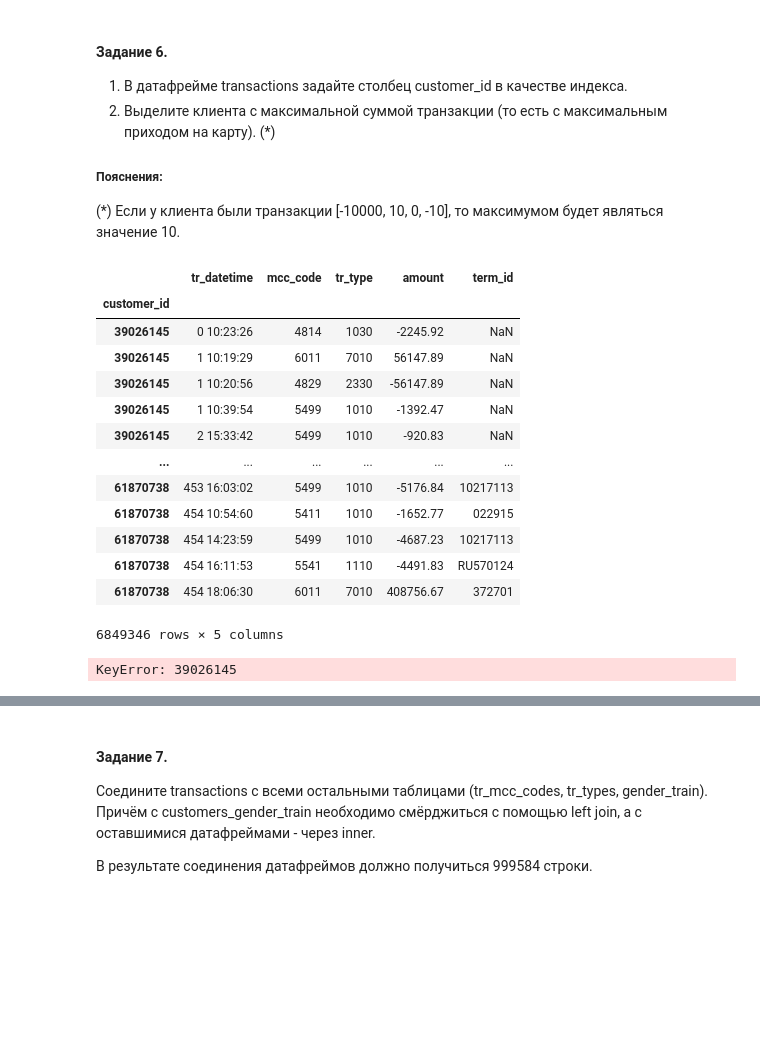
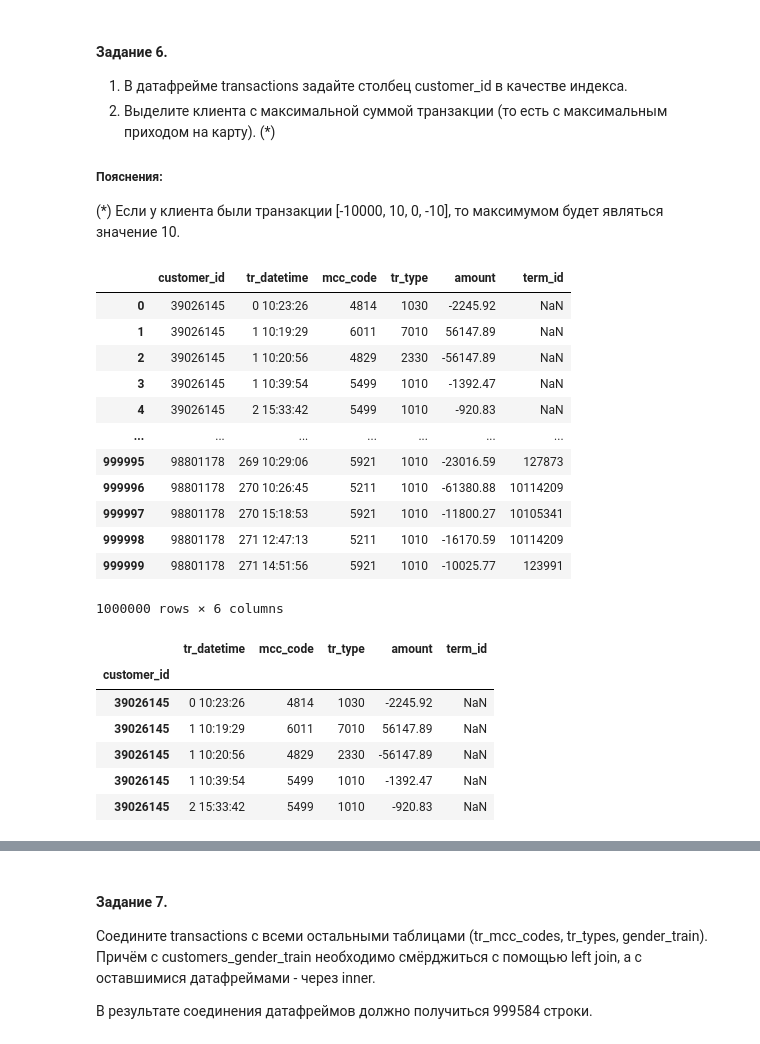
Before and after one commit to Kra7775-a/my, a Jupyter notebook: l3/tz/task_Pandas.ipynb, the cells around one changed output, grey strips where cells are left out. Cells and saved outputs as stored; diff of their text form; code cells hidden in the pictures; blank space fills up the shorter version.

Commit message:
Решение лабораторной по pandas; убрать крупные данные из индекса

```diff
--- a/l3/tz/task_Pandas.ipynb
+++ b/l3/tz/task_Pandas.ipynb
@@ -158,21 +365,31 @@ df = pd.read_csv('./data/transactions.csv')
-# %%
-df.set_index('customer_id')
-# %% [output]
-|  | tr_datetime | mcc_code | tr_type | amount | term_id |
-| customer_id |  |  |  |  |  |
-| 39026145 | 0 10:23:26 | 4814 | 1030 | -2245.92 | NaN |
-| 39026145 | 1 10:19:29 | 6011 | 7010 | 56147.89 | NaN |
-| 39026145 | 1 10:20:56 | 4829 | 2330 | -56147.89 | NaN |
-| 39026145 | 1 10:39:54 | 5499 | 1010 | -1392.47 | NaN |
-| 39026145 | 2 15:33:42 | 5499 | 1010 | -920.83 | NaN |
-| ... | ... | ... | ... | ... | ... |
-| 61870738 | 453 16:03:02 | 5499 | 1010 | -5176.84 | 10217113 |
-| 61870738 | 454 10:54:60 | 5411 | 1010 | -1652.77 | 022915 |
-| 61870738 | 454 14:23:59 | 5499 | 1010 | -4687.23 | 10217113 |
-| 61870738 | 454 16:11:53 | 5541 | 1110 | -4491.83 | RU570124 |
-| 61870738 | 454 18:06:30 | 6011 | 7010 | 408756.67 | 372701 |
-6849346 rows × 5 columns
-# %%
-df.loc[39026145, :]
-# %% [output]
-KeyError: 39026145
+# %%
+# В условии путь './data/transactions.csv'; в нашей папке файлы лежат в корне.
+# Читаем только первые n = 1 000 000 строк.
+df = pd.read_csv('./transactions.csv', nrows=1_000_000)
+display(df)
+# %% [output]
+|  | customer_id | tr_datetime | mcc_code | tr_type | amount | term_id |
+| 0 | 39026145 | 0 10:23:26 | 4814 | 1030 | -2245.92 | NaN |
+| 1 | 39026145 | 1 10:19:29 | 6011 | 7010 | 56147.89 | NaN |
+| 2 | 39026145 | 1 10:20:56 | 4829 | 2330 | -56147.89 | NaN |
+| 3 | 39026145 | 1 10:39:54 | 5499 | 1010 | -1392.47 | NaN |
+| 4 | 39026145 | 2 15:33:42 | 5499 | 1010 | -920.83 | NaN |
+| ... | ... | ... | ... | ... | ... | ... |
+| 999995 | 98801178 | 269 10:29:06 | 5921 | 1010 | -23016.59 | 127873 |
+| 999996 | 98801178 | 270 10:26:45 | 5211 | 1010 | -61380.88 | 10114209 |
+| 999997 | 98801178 | 270 15:18:53 | 5921 | 1010 | -11800.27 | 10105341 |
+| 999998 | 98801178 | 271 12:47:13 | 5211 | 1010 | -16170.59 | 10114209 |
+| 999999 | 98801178 | 271 14:51:56 | 5921 | 1010 | -10025.77 | 123991 |
+1000000 rows × 6 columns
+# %%
+# 6.1 — задаём customer_id в качестве индекса
+df = df.set_index('customer_id')
+display(df.head())
+# %% [output]
+|  | tr_datetime | mcc_code | tr_type | amount | term_id |
+| customer_id |  |  |  |  |  |
+| 39026145 | 0 10:23:26 | 4814 | 1030 | -2245.92 | NaN |
+| 39026145 | 1 10:19:29 | 6011 | 7010 | 56147.89 | NaN |
+| 39026145 | 1 10:20:56 | 4829 | 2330 | -56147.89 | NaN |
+| 39026145 | 1 10:39:54 | 5499 | 1010 | -1392.47 | NaN |
+| 39026145 | 2 15:33:42 | 5499 | 1010 | -920.83 | NaN |
```
Also changed, not shown: parts of 20 cells of this notebook, 1 other file.
